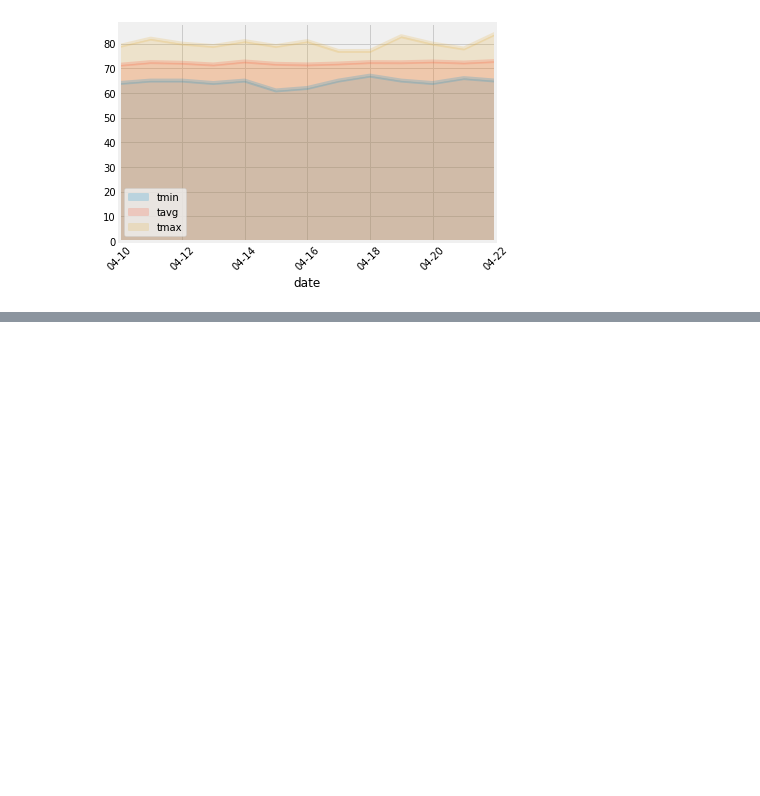
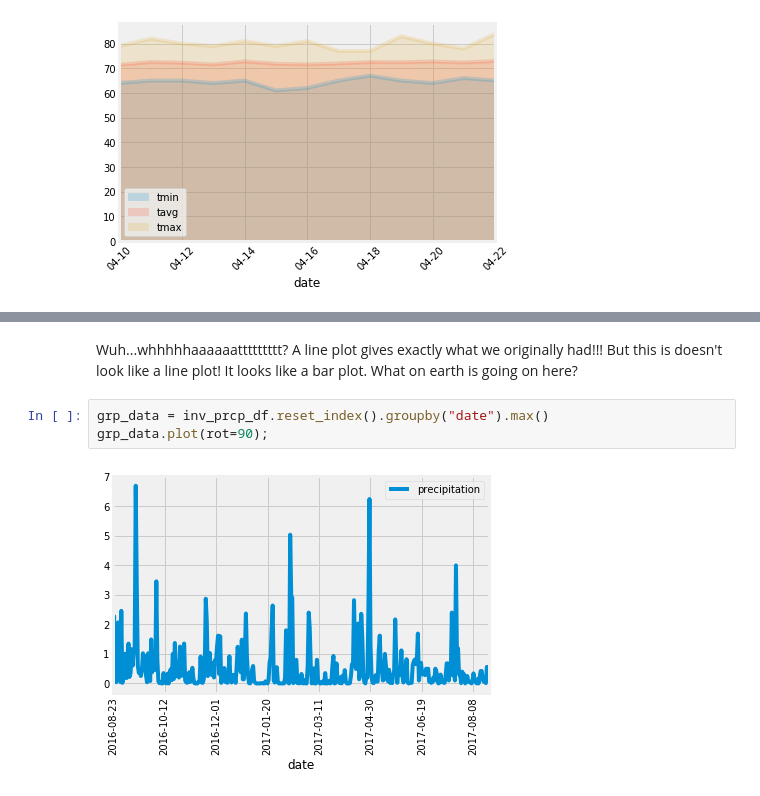
Before and after one commit to c-l-nguyen/sqlalchemy-challenge, a Jupyter notebook: climate_alchemy.ipynb, the cells around one changed output, grey strips where cells are left out. Saved outputs shown, nothing was run; the diff lists cells and outputs as text; blank space fills up the shorter version.

```diff
--- a/climate_alchemy.ipynb
+++ b/climate_alchemy.ipynb
@@ -436,0 +537,7 @@ plt.xlabel("date");
+# %% [markdown]
+Wuh...whhhhhaaaaaattttttttt? A line plot gives exactly what we originally had!!! But this is doesn't look like a line plot! It looks like a bar plot. What on earth is going on here?
+# %%
+grp_data = inv_prcp_df.reset_index().groupby("date").max()
+grp_data.plot(rot=90);
+# %% [output]
+[figure, added]
```
Also changed, not shown: parts of 29 cells of this notebook.
